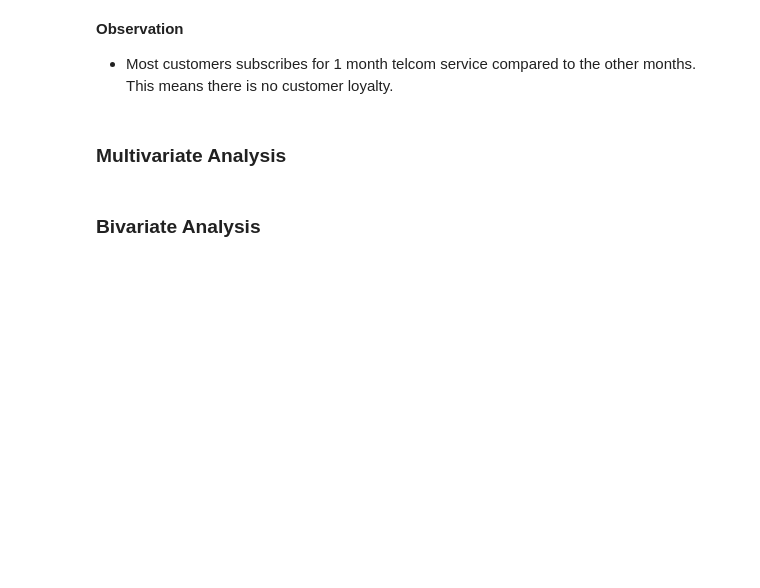
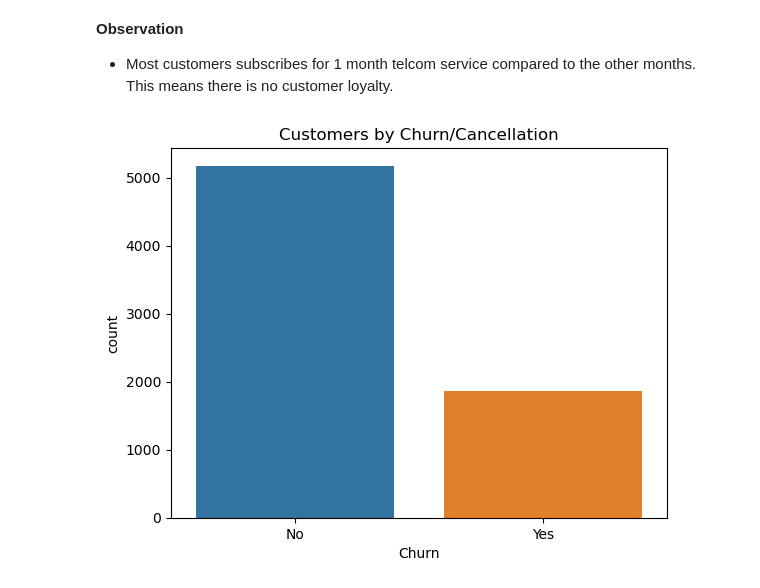
Before and after one commit to chemutai254/ML_Projects, a Jupyter notebook: Capstone_Project/CustomerChurnPrediction.ipynb, the cells around one changed output. Drawn from its saved outputs; the diff is of its cells as text; code cells hidden in the pictures; blank space fills up the shorter version.

```diff
--- a/Capstone_Project/CustomerChurnPrediction.ipynb
+++ b/Capstone_Project/CustomerChurnPrediction.ipynb
@@ -248,7 +258,8 @@ ag.bar_label(container=ag.containers[0], labels=values);
 # %% [markdown]
 **Observation**
 - Most customers subscribes for 1 month telcom service compared to the other months. This means there is no customer loyalty.
-# %% [markdown]
-### Multivariate Analysis
-# %% [markdown]
-### Bivariate Analysis
+# %%
+# Data Visualization - Churn (Churn or not - 1- Yes, 0 - No)
+sns.countplot(x="Churn", data=df1).set_title("Customers by Churn/Cancellation");
+# %% [output]
+[figure, added]
```
Also changed, not shown: parts of 8 cells of this notebook.
